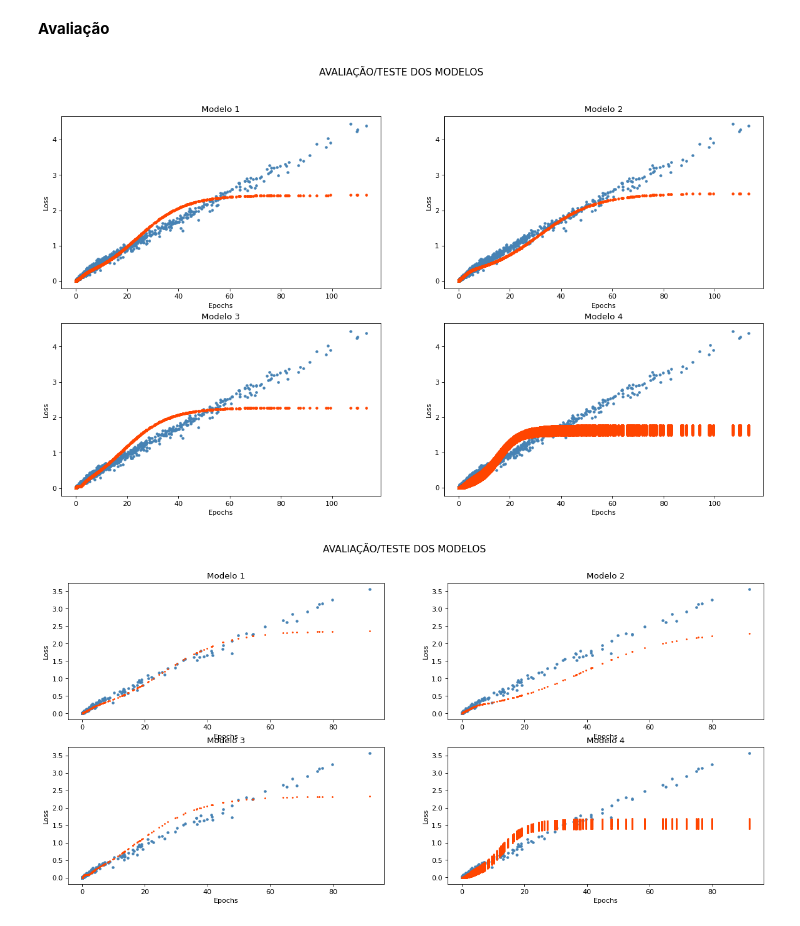
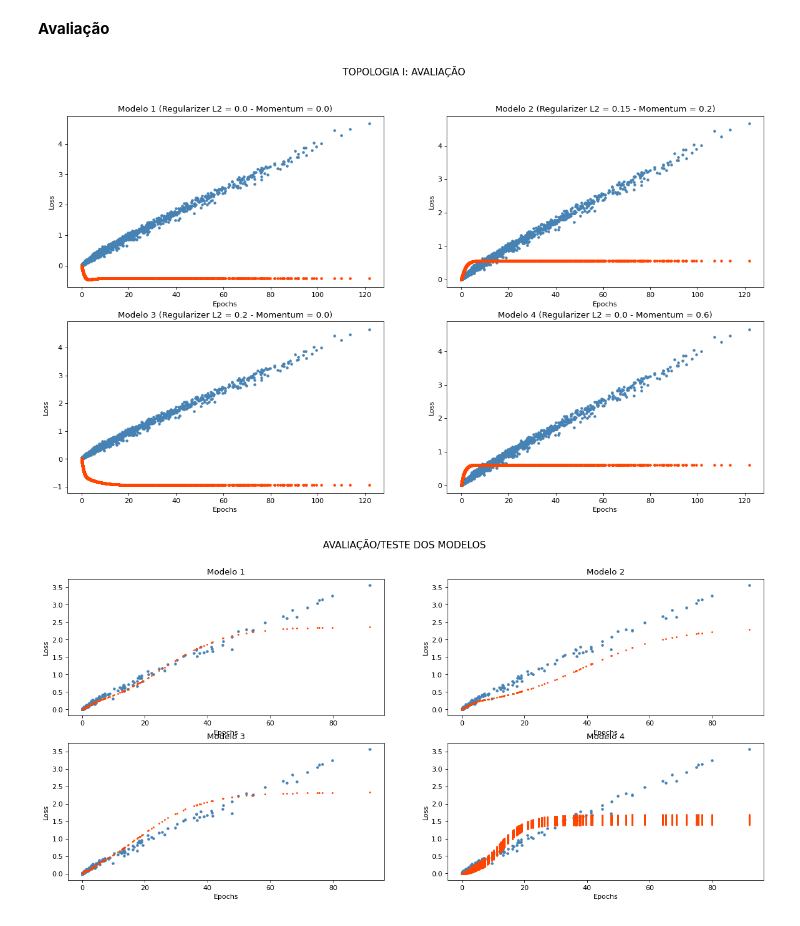
Before and after one commit to lourencocavalcante/Neurocomputacao, a Jupyter notebook: CAP351_Projeto_01_MLP.ipynb, the cells around one changed output. Saved outputs shown, nothing was run; the diff lists cells and outputs as text; code cells hidden in the pictures.

```diff
--- a/CAP351_Projeto_01_MLP.ipynb
+++ b/CAP351_Projeto_01_MLP.ipynb
@@ -238,21 +238,21 @@ plt.show()
 **Avaliação**
 # %%
 figure(figsize=(18,10),dpi=80)
-plt.suptitle('AVALIAÇÃO/TESTE DOS MODELOS', size=14)
+plt.suptitle('TOPOLOGIA I: AVALIAÇÃO', size=14)
 
-for m, res_modelo in zip(range(0, len(lista_modelos)), lista_modelos):
+for result in range(0,4):
 
-  plt.subplot(2,2,m+1)
-  y_rest = res_modelo.predict(x_train)
+  plt.subplot(2,2,result+1)
+  y_rest = modelos_tpl_I[result].predict(x_train)
   plt.plot(x_train, y_train, '.', color='#4682B4')
   plt.plot(x_train, y_rest, '.',color='#FF4500')
-  plt.title('Modelo '+ str(m+1))
+  plt.title('Modelo '+ str(result+1) + ' (Regularizer L2 = '+str(regularizer[result])+' - Momentum = '+str(momentum[result])+')')
   plt.xlabel("Epochs")
   plt.ylabel("Loss")
 
 plt.show()
 # %% [output]
-[figure, old version]
+[figure, new version]
 # %%
 figure(figsize=(18,8),dpi=80)
 plt.suptitle('AVALIAÇÃO/TESTE DOS MODELOS', size=14)
```
Also changed, not shown: parts of 1 cell of this notebook.
